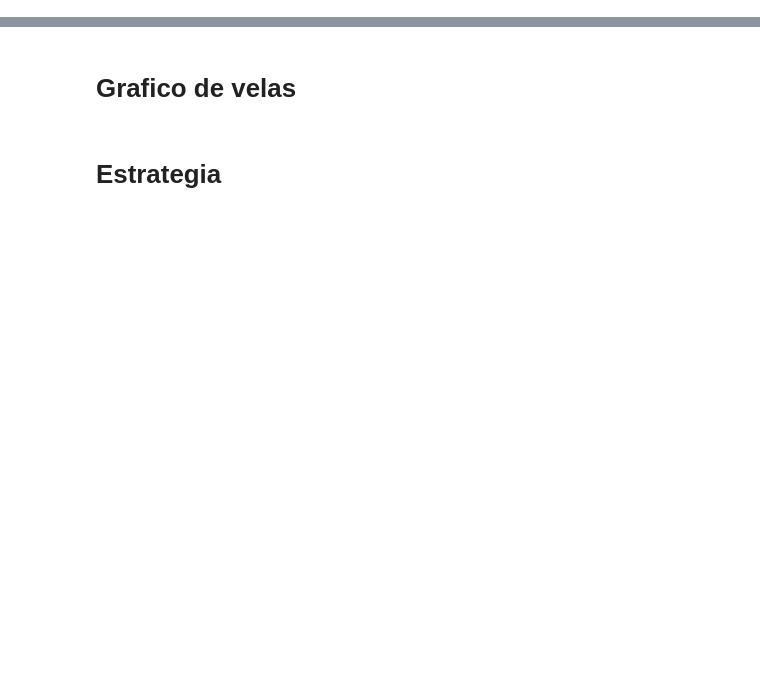
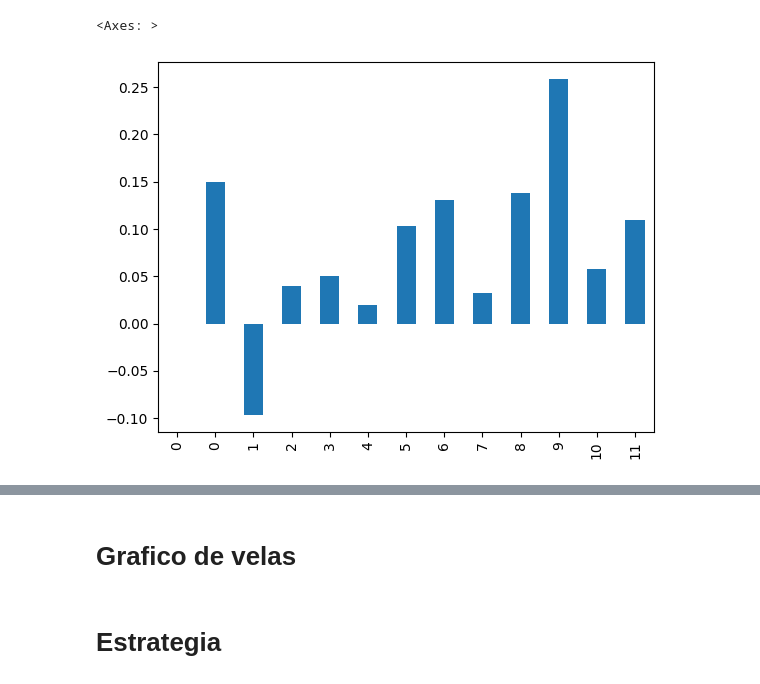
Before and after one commit to SaidJacobo/forex_ml_bot, a Jupyter notebook: Check results.ipynb, the cells around one changed output, grey strips where cells are left out. Cells and saved outputs as stored; diff of their text form; code cells hidden in the pictures; blank space fills up the shorter version.

```diff
--- a/Check results.ipynb
+++ b/Check results.ipynb
@@ -138,0 +355,40 @@ USDCHF: 0.5295267995715566
+# %%
+orders_per_month = orders_min[['close_time','profit']].copy()
+orders_per_month['close_time'] = pd.to_datetime(orders_per_month['close_time'])
+orders_per_month['year'] = orders_per_month['close_time'].dt.year
+orders_per_month['month'] = orders_per_month['close_time'].dt.month
+
+
+orders_per_month = orders_per_month.groupby(by=['year','month']).agg(
+    amount_ops=('profit', 'count'),
+    good_ops=('profit', lambda x: (x > 0).sum()),
+    bad_ops=('profit', lambda x: (x < 0).sum()),
+    profit_sum=('profit', 'sum'),
+
+).reset_index()
+
+orders_per_month = pd.concat([
+    pd.DataFrame({'year':[2023], 'month':[0],'amount_ops':[0], 'profit_sum':[1000]}),
+    orders_per_month
+])
+
+orders_per_month['cumsum'] = orders_per_month['profit_sum'].cumsum()
+
+orders_per_month['perc_change'] = ((orders_per_month['cumsum'] - orders_per_month['cumsum'].shift(1)) / orders_per_month['cumsum'])
+
+orders_per_month['perc_change'] = orders_per_month['perc_change'].round(4)
+
+
+orders_per_month['perc_good_ops'] = (orders_per_month['good_ops'] / orders_per_month['amount_ops']) * 100
+
+orders_per_month[[
+    'year',
+    'month',
+    'amount_ops',
+    'good_ops',
+    'bad_ops',
+    'perc_good_ops',
+    'profit_sum',
+    'cumsum',
+    'perc_change',
+]].round(4)
@@ -138,0 +410,5 @@ USDCHF: 0.5295267995715566
+# %%
+orders_per_month.perc_change.plot.bar()
+# %% [output]
+<Axes: >
+[figure, added]
```
Also changed, not shown: parts of 41 cells of this notebook, 4 other files.
